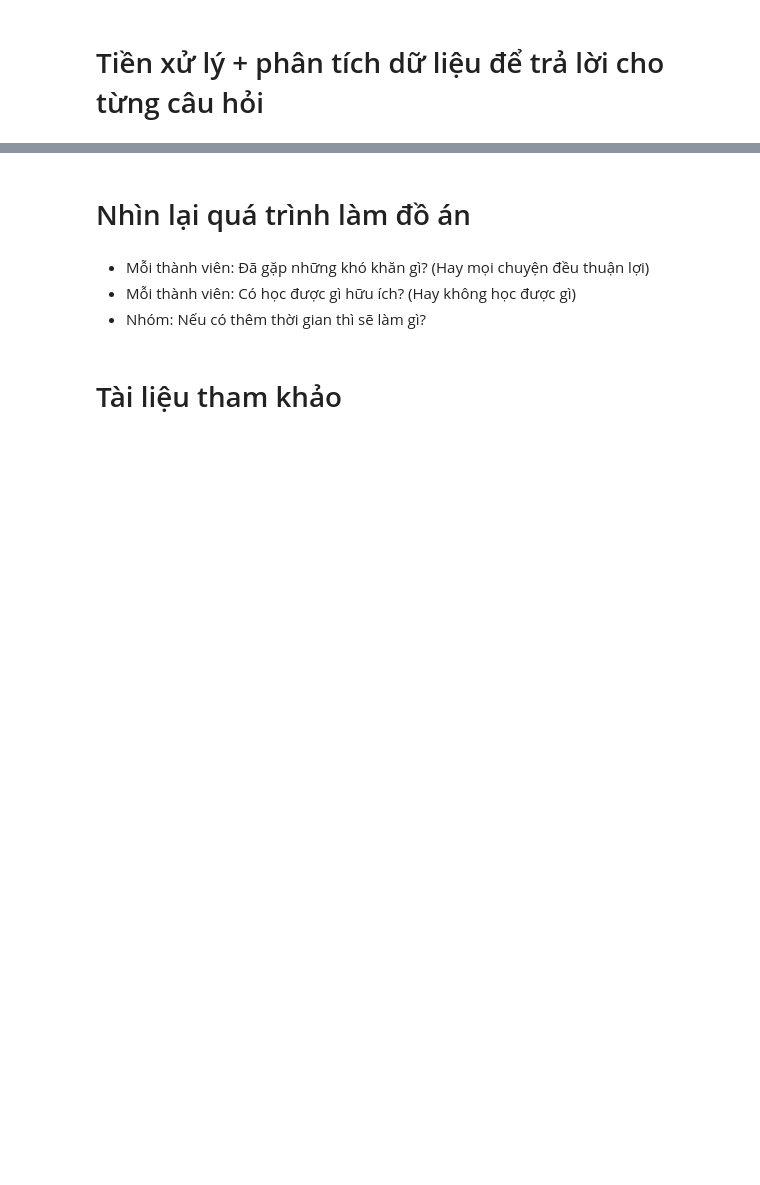
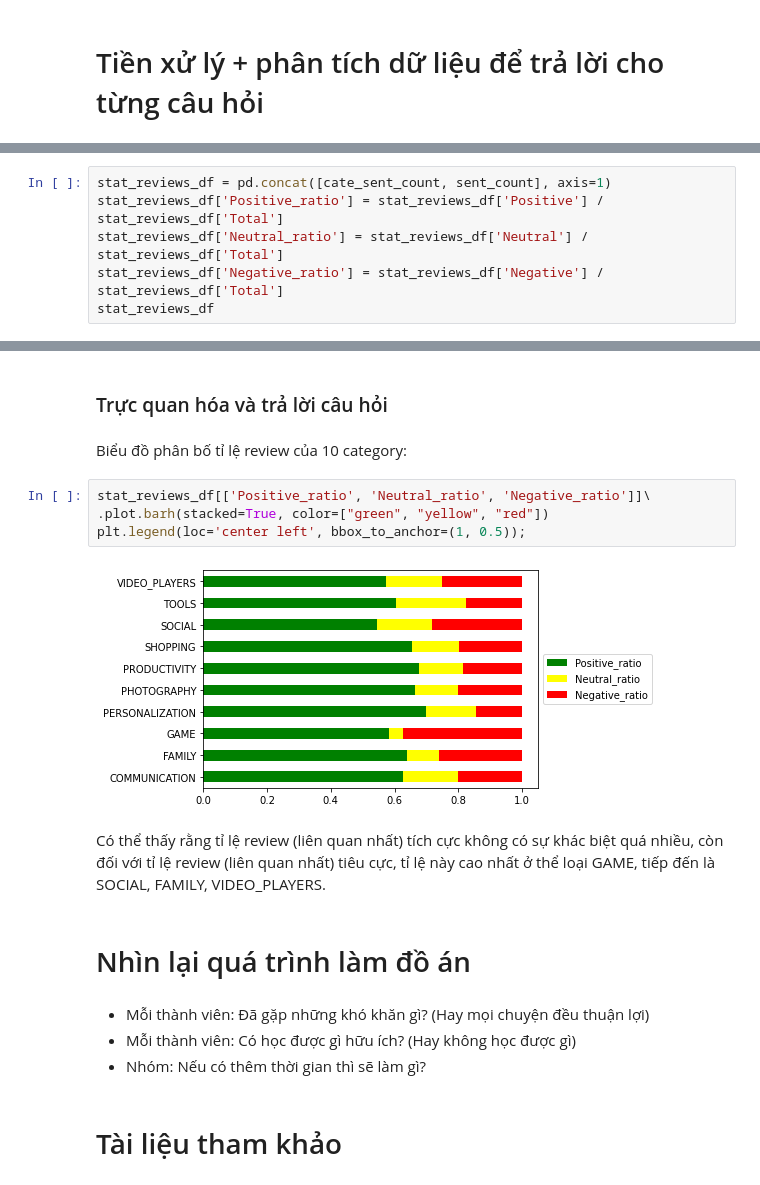
Before and after one commit to tqthangbl/P4DS-FinalProject, a Jupyter notebook: notebook.ipynb, the cells around one changed output, grey strips where cells are left out. Saved outputs shown, nothing was run; the diff lists cells and outputs as text; blank space fills up the shorter version.

```diff
--- a/notebook.ipynb
+++ b/notebook.ipynb
@@ -1017,0 +979,6 @@ Có thể thấy rằng tỉ lệ review (liên quan nhất) tích cực không
+# %%
+stat_reviews_df = pd.concat([cate_sent_count, sent_count], axis=1)
+stat_reviews_df['Positive_ratio'] = stat_reviews_df['Positive'] / stat_reviews_df['Total']
+stat_reviews_df['Neutral_ratio'] = stat_reviews_df['Neutral'] / stat_reviews_df['Total']
+stat_reviews_df['Negative_ratio'] = stat_reviews_df['Negative'] / stat_reviews_df['Total']
+stat_reviews_df
@@ -1018,3 +997,15 @@ Có thể thấy rằng tỉ lệ review (liên quan nhất) tích cực không
+# %% [markdown]
+### Trực quan hóa và trả lời câu hỏi
+# %% [markdown]
+Biểu đồ phân bố tỉ lệ review của 10 category:
+# %%
+stat_reviews_df[['Positive_ratio', 'Neutral_ratio', 'Negative_ratio']]\
+.plot.barh(stacked=True, color=["green", "yellow", "red"])
+plt.legend(loc='center left', bbox_to_anchor=(1, 0.5));
+# %% [output]
+[figure, added]
+# %% [markdown]
+Có thể thấy rằng tỉ lệ review (liên quan nhất) tích cực không có sự khác biệt quá nhiều, còn đối với tỉ lệ review (liên quan nhất) tiêu cực, tỉ lệ này cao nhất ở thể loại GAME, tiếp đến là SOCIAL, FAMILY, VIDEO_PLAYERS.
 # %% [markdown]
 # Nhìn lại quá trình làm đồ án
 # %% [markdown]
```
Also changed, not shown: parts of 38 cells of this notebook.
